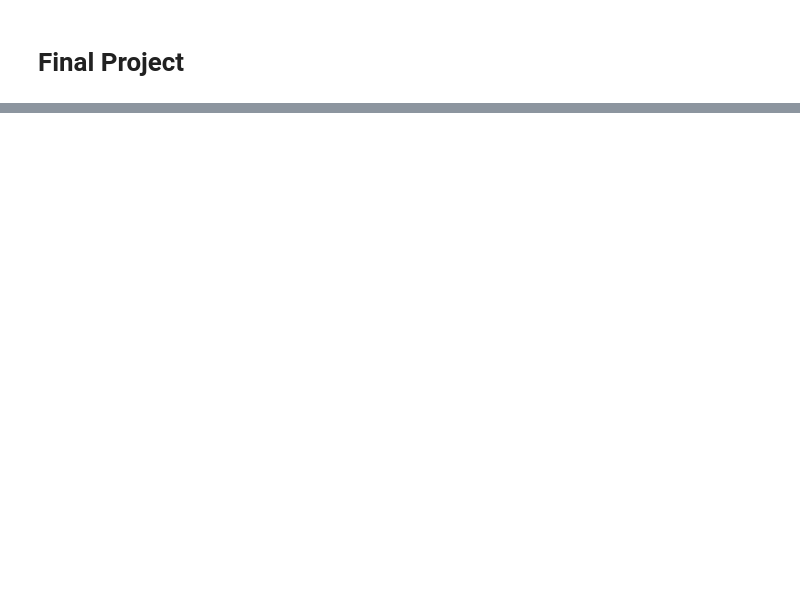
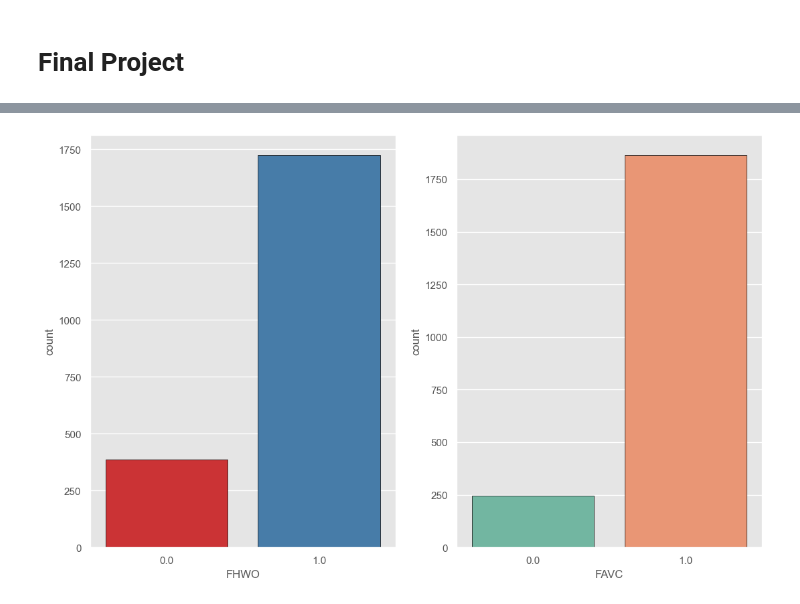
Before and after one commit to v0rein/FinalProject, a Jupyter notebook: Final_Project.ipynb, the cells around one changed output, grey strips where cells are left out. Drawn from its saved outputs; the diff is of its cells as text; code cells hidden in the pictures; blank space fills up the shorter version.

```diff
--- a/Final_Project.ipynb
+++ b/Final_Project.ipynb
@@ -267,0 +162,7 @@ sns.pairplot(obesity_dataset)
+# %%
+object_cols = [col for col in df.columns if df[col].dtype == "object"]
+
+good_label_cols = [col for col in object_cols if set(df[col]).issubset(set(df[col]))]
+good_label_cols.remove('BMI')
+
+print('Categorical columns that will be ordinal encoded:', good_label_cols)
@@ -267,0 +283,9 @@ sns.pairplot(obesity_dataset)
+# %%
+plt.figure(figsize=(20,8))
+plt.subplot(131)
+sns.countplot(x= 'FHWO', data = df_convert, palette="Set1",edgecolor="black")
+plt.subplot(132)
+sns.countplot(x= 'FAVC', data = df_convert, palette="Set2",edgecolor="black")
+plt.savefig('count1.png', bbox_inches='tight',pad_inches=0)
+# %% [output]
+[figure, added]
```
Also changed, not shown: parts of 62 cells of this notebook.
